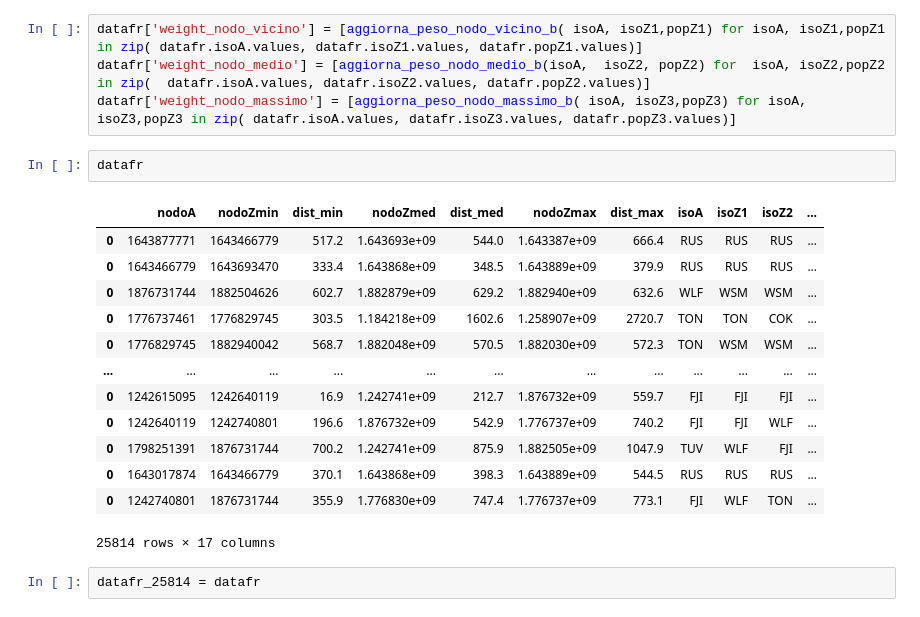
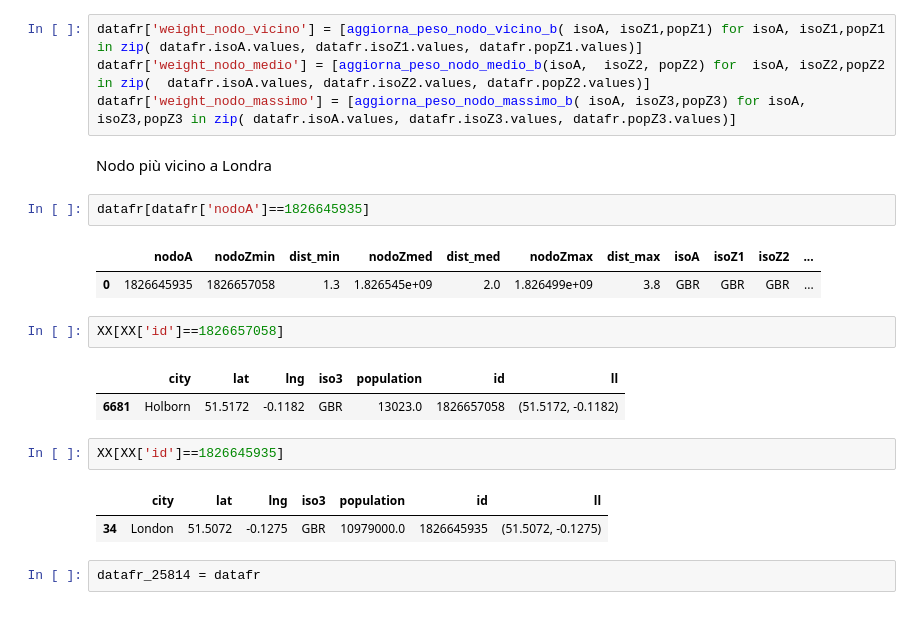
Before and after one commit to mikelenato/P8-Il-giro-del-mondo-in-80-giorni, a Jupyter notebook: grafo.ipynb, the cells around one changed output. Drawn from its saved outputs; the diff is of its cells as text.

```diff
--- a/grafo.ipynb
+++ b/grafo.ipynb
@@ -387,22 +391,23 @@ def aggiorna_peso_nodo_massimo_b(isoa, iso3z,pop3z):
 datafr['weight_nodo_vicino'] = [aggiorna_peso_nodo_vicino_b( isoA, isoZ1,popZ1) for isoA, isoZ1,popZ1 in zip( datafr.isoA.values, datafr.isoZ1.values, datafr.popZ1.values)]
 datafr['weight_nodo_medio'] = [aggiorna_peso_nodo_medio_b(isoA,  isoZ2, popZ2) for  isoA, isoZ2,popZ2 in zip(  datafr.isoA.values, datafr.isoZ2.values, datafr.popZ2.values)]
 datafr['weight_nodo_massimo'] = [aggiorna_peso_nodo_massimo_b( isoA, isoZ3,popZ3) for isoA, isoZ3,popZ3 in zip( datafr.isoA.values, datafr.isoZ3.values, datafr.popZ3.values)]
-# %%
-datafr
-# %% [output]
-|  | nodoA | nodoZmin | dist_min | nodoZmed | dist_med | nodoZmax | dist_max | isoA | isoZ1 | isoZ2 | ... |
-| 0 | 1643877771 | 1643466779 | 517.2 | 1.643693e+09 | 544.0 | 1.643387e+09 | 666.4 | RUS | RUS | RUS | ... |
-| 0 | 1643466779 | 1643693470 | 333.4 | 1.643868e+09 | 348.5 | 1.643889e+09 | 379.9 | RUS | RUS | RUS | ... |
-| 0 | 1876731744 | 1882504626 | 602.7 | 1.882879e+09 | 629.2 | 1.882940e+09 | 632.6 | WLF | WSM | WSM | ... |
-| 0 | 1776737461 | 1776829745 | 303.5 | 1.184218e+09 | 1602.6 | 1.258907e+09 | 2720.7 | TON | TON | COK | ... |
-| 0 | 1776829745 | 1882940042 | 568.7 | 1.882048e+09 | 570.5 | 1.882030e+09 | 572.3 | TON | WSM | WSM | ... |
-| ... | ... | ... | ... | ... | ... | ... | ... | ... | ... | ... | ... |
-| 0 | 1242615095 | 1242640119 | 16.9 | 1.242741e+09 | 212.7 | 1.876732e+09 | 559.7 | FJI | FJI | FJI | ... |
-| 0 | 1242640119 | 1242740801 | 196.6 | 1.876732e+09 | 542.9 | 1.776737e+09 | 740.2 | FJI | FJI | WLF | ... |
-| 0 | 1798251391 | 1876731744 | 700.2 | 1.242741e+09 | 875.9 | 1.882505e+09 | 1047.9 | TUV | WLF | FJI | ... |
-| 0 | 1643017874 | 1643466779 | 370.1 | 1.643868e+09 | 398.3 | 1.643889e+09 | 544.5 | RUS | RUS | RUS | ... |
-| 0 | 1242740801 | 1876731744 | 355.9 | 1.776830e+09 | 747.4 | 1.776737e+09 | 773.1 | FJI | WLF | TON | ... |
-25814 rows × 17 columns
+# %% [markdown]
+Nodo più vicino a Londra
+# %%
+datafr[datafr['nodoA']==1826645935]
+# %% [output]
+|  | nodoA | nodoZmin | dist_min | nodoZmed | dist_med | nodoZmax | dist_max | isoA | isoZ1 | isoZ2 | ... |
+| 0 | 1826645935 | 1826657058 | 1.3 | 1.826545e+09 | 2.0 | 1.826499e+09 | 3.8 | GBR | GBR | GBR | ... |
+# %%
+XX[XX['id']==1826657058]
+# %% [output]
+|  | city | lat | lng | iso3 | population | id | ll |
+| 6681 | Holborn | 51.5172 | -0.1182 | GBR | 13023.0 | 1826657058 | (51.5172, -0.1182) |
+# %%
+XX[XX['id']==1826645935]
+# %% [output]
+|  | city | lat | lng | iso3 | population | id | ll |
+| 34 | London | 51.5072 | -0.1275 | GBR | 10979000.0 | 1826645935 | (51.5072, -0.1275) |
 # %%
 datafr_25814 = datafr
 # %%
```
Also changed, not shown: parts of 1 cell of this notebook.
